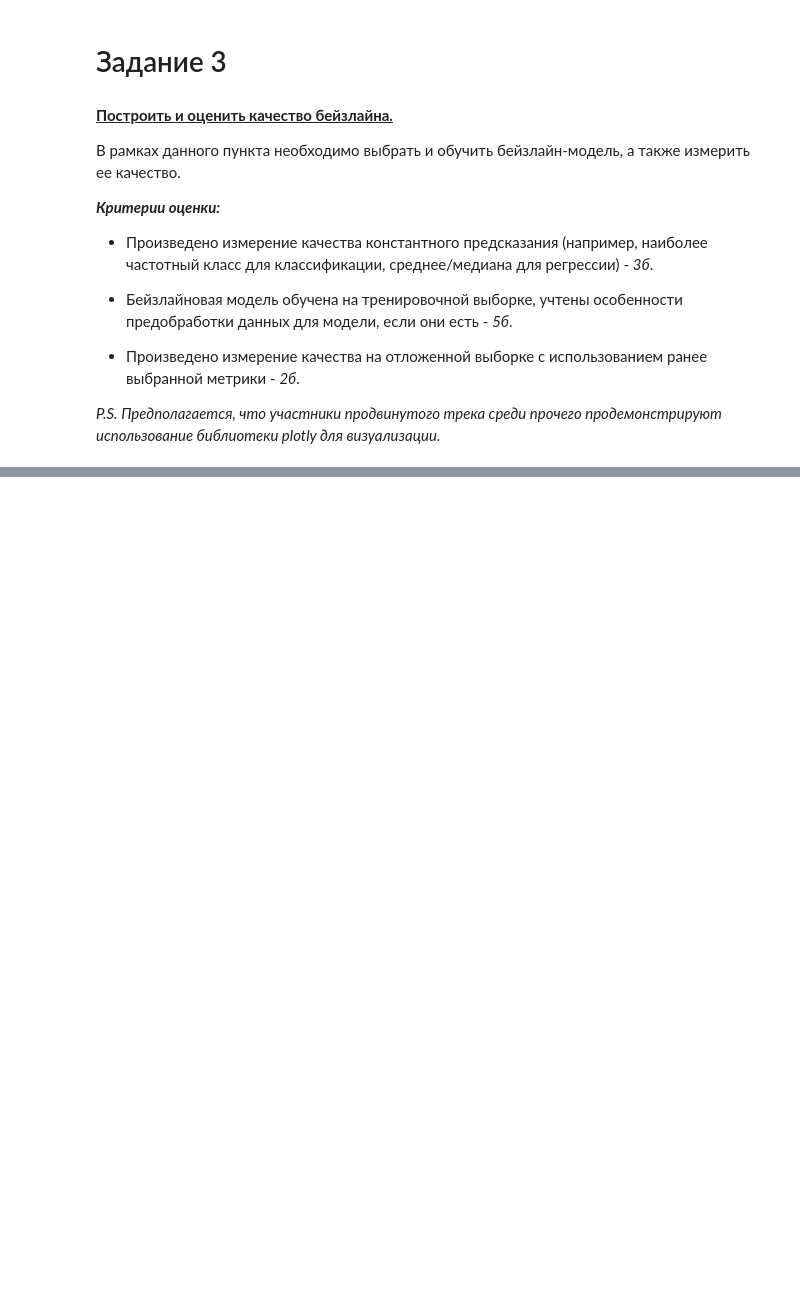
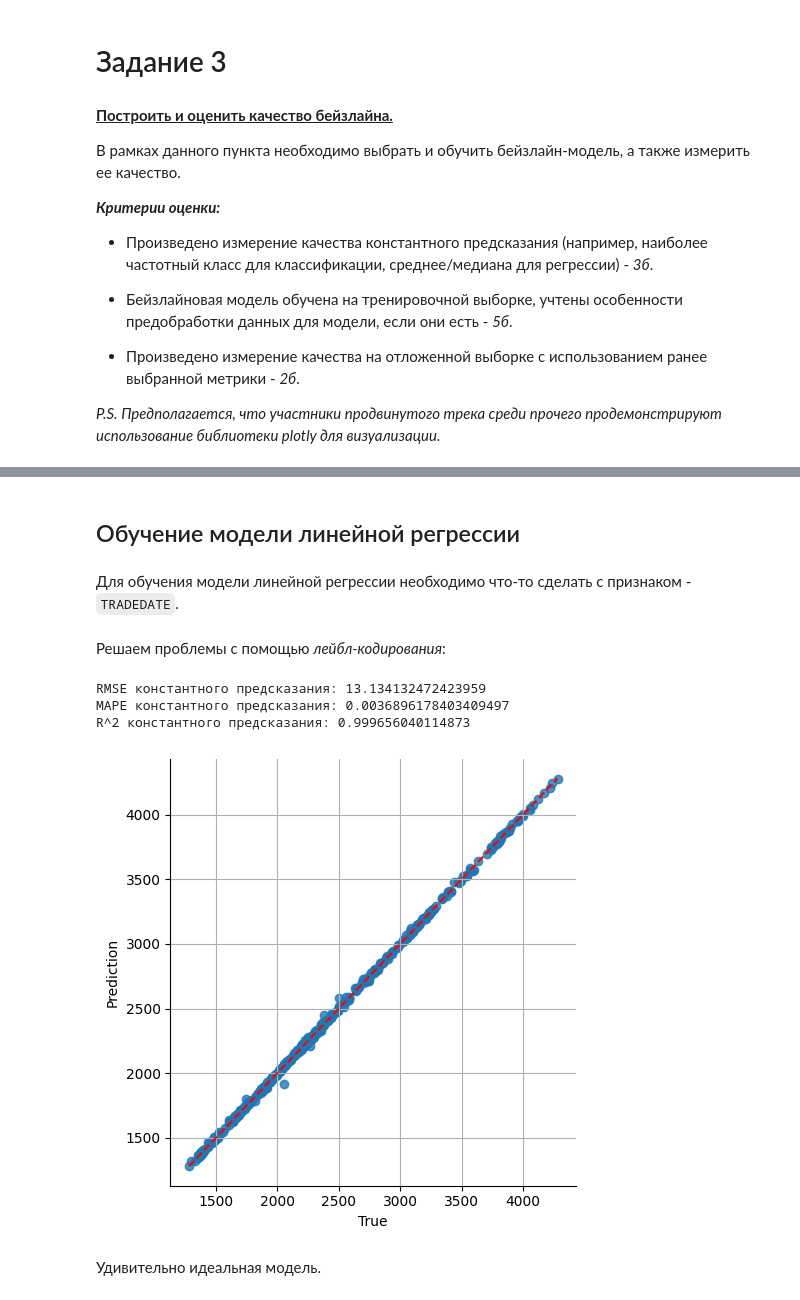
Before and after one commit to mariaa-ea/Machine-learning-for-scientific-data-analysis, a Jupyter notebook: PR_1.ipynb, the cells around one changed output, grey strips where cells are left out. Drawn from its saved outputs; the diff is of its cells as text; code cells hidden in the pictures; blank space fills up the shorter version.

```diff
--- a/PR_1.ipynb
+++ b/PR_1.ipynb
@@ -410,0 +577,2 @@ _P.S. Предполагается, что участники  продвину
+# %% [markdown]
+## Обучение модели линейной регрессии
@@ -410,0 +581,36 @@ _P.S. Предполагается, что участники  продвину
+# %% [markdown]
+Для обучения модели линейной регрессии необходимо что-то сделать с признаком - `TRADEDATE`.
+# %% [markdown]
+Решаем проблемы с помощью _лейбл-кодирования_:
+# %%
+label_encoder = LabelEncoder()
+
+data['TRADEDATE'] = label_encoder.fit_transform(data['TRADEDATE'])
+
+X = data[['TRADEDATE','OPEN', 'HIGH', 'LOW']]
+y = data['CLOSE']
+
+X_train, X_test, y_train, y_test = train_test_split(X, y, test_size=test_size, random_state=random_state)
+
+lr = LinearRegression()
+lr.fit(X_train, y_train)
+y_preds_lr = lr.predict(X_test)
+# %%
+rmse_lr = np.sqrt(mean_squared_error(y_test, y_preds_lr))
+print("RMSE константного предсказания:", rmse_lr)
+
+mape_lr = mean_absolute_percentage_error(y_test, y_preds_lr)
+print("MAPE константного предсказания:", mape_lr)
+
+r2_lr = r2_score(y_test, y_preds_lr)
+print("R^2 константного предсказания:", r2_lr)
+# %% [output]
+RMSE константного предсказания: 13.134132472423959
+MAPE константного предсказания: 0.0036896178403409497
+R^2 константного предсказания: 0.999656040114873
+# %%
+plot_model_results(y_test, y_preds_lr, title='Linear Regression')
+# %% [output]
+[figure, added]
+# %% [markdown]
+Удивительно идеальная модель.
```
Also changed, not shown: parts of 38 cells of this notebook, 4 other files.
